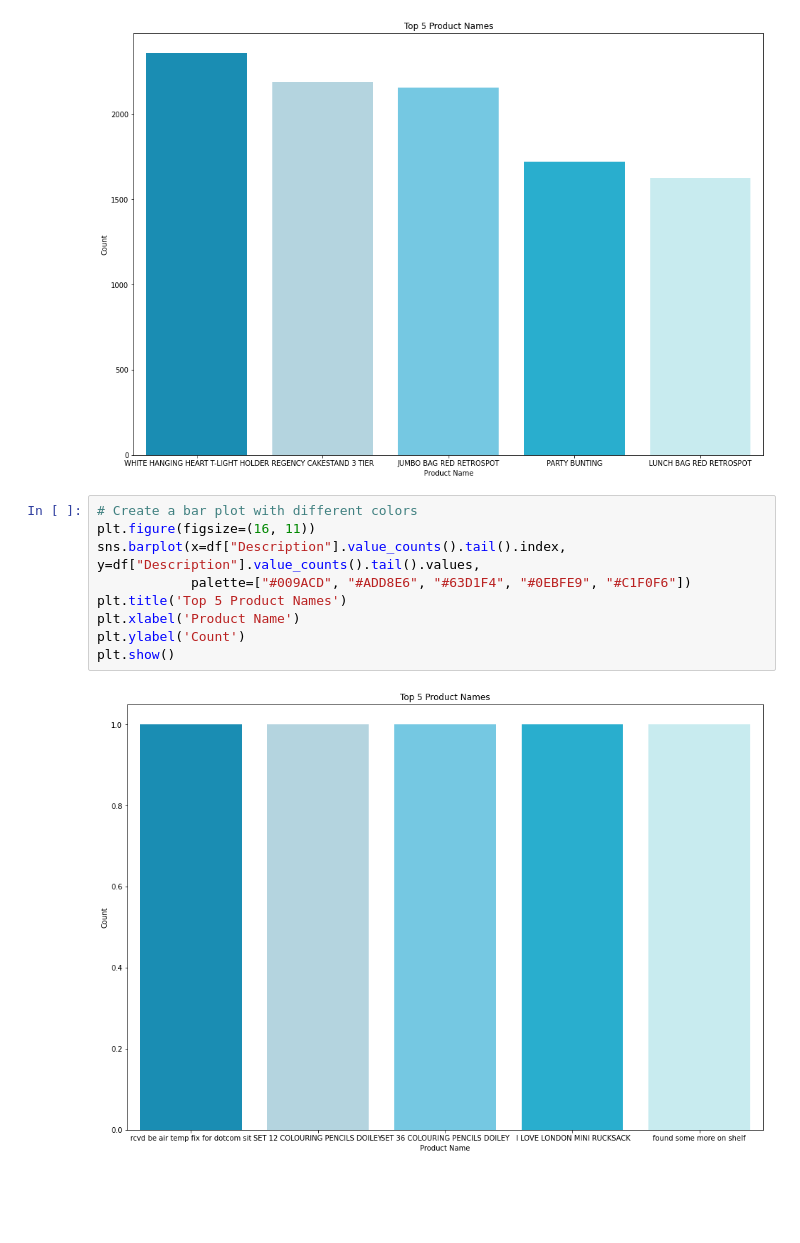
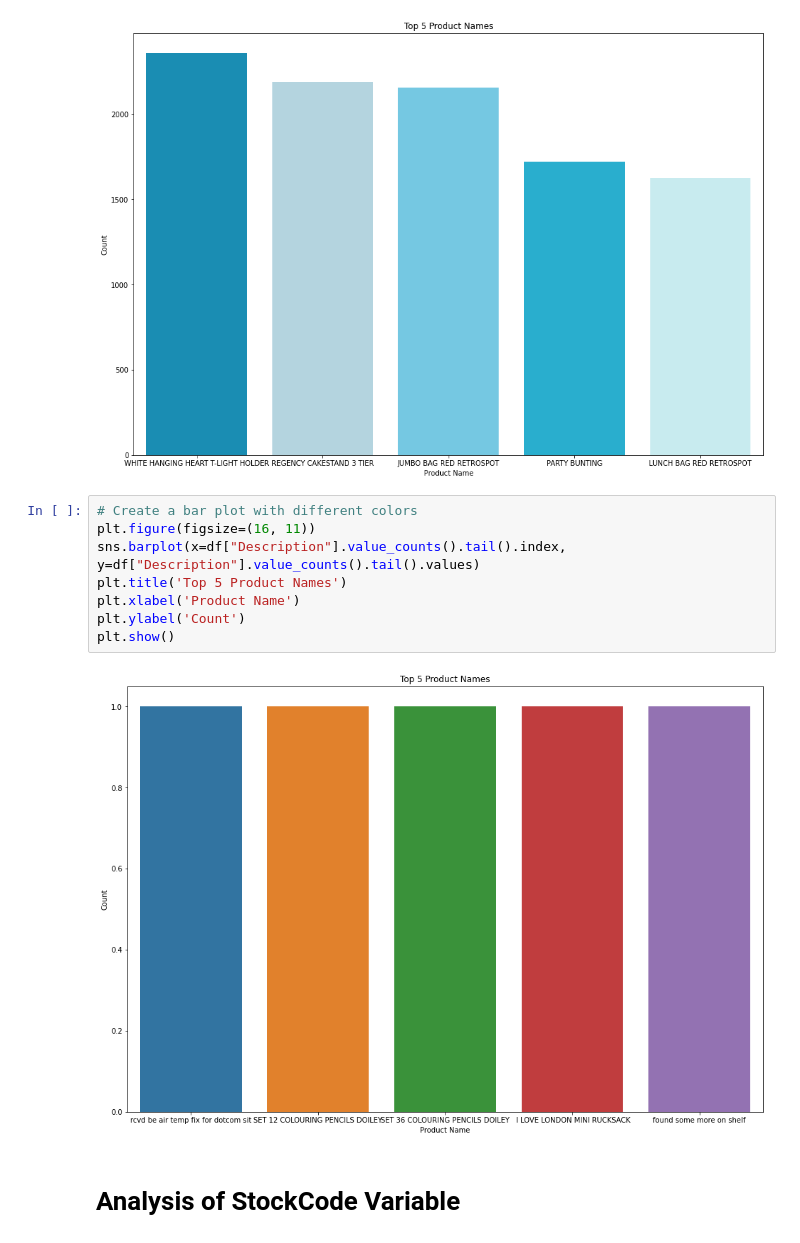
Before and after one commit to harshithgowdakc/Online-Retail-Customer-Segmentation, a Jupyter notebook: Online_Retail_Customer_Segmentation.ipynb, the cells around one changed output. Cells and saved outputs as stored; diff of their text form; blank space fills up the shorter version.

```diff
--- a/Online_Retail_Customer_Segmentation.ipynb
+++ b/Online_Retail_Customer_Segmentation.ipynb
@@ -432,11 +432,12 @@ plt.show()
 # %%
 # Create a bar plot with different colors
 plt.figure(figsize=(16, 11))
-sns.barplot(x=df["Description"].value_counts().tail().index, y=df["Description"].value_counts().tail().values,
-            palette=["#009ACD", "#ADD8E6", "#63D1F4", "#0EBFE9", "#C1F0F6"])
+sns.barplot(x=df["Description"].value_counts().tail().index, y=df["Description"].value_counts().tail().values)
 plt.title('Top 5 Product Names')
 plt.xlabel('Product Name')
 plt.ylabel('Count')
 plt.show()
 # %% [output]
-[figure, old version]
+[figure, new version]
+# %% [markdown]
+# **Analysis of StockCode Variable**
```
Also changed, not shown: parts of 31 cells of this notebook.
